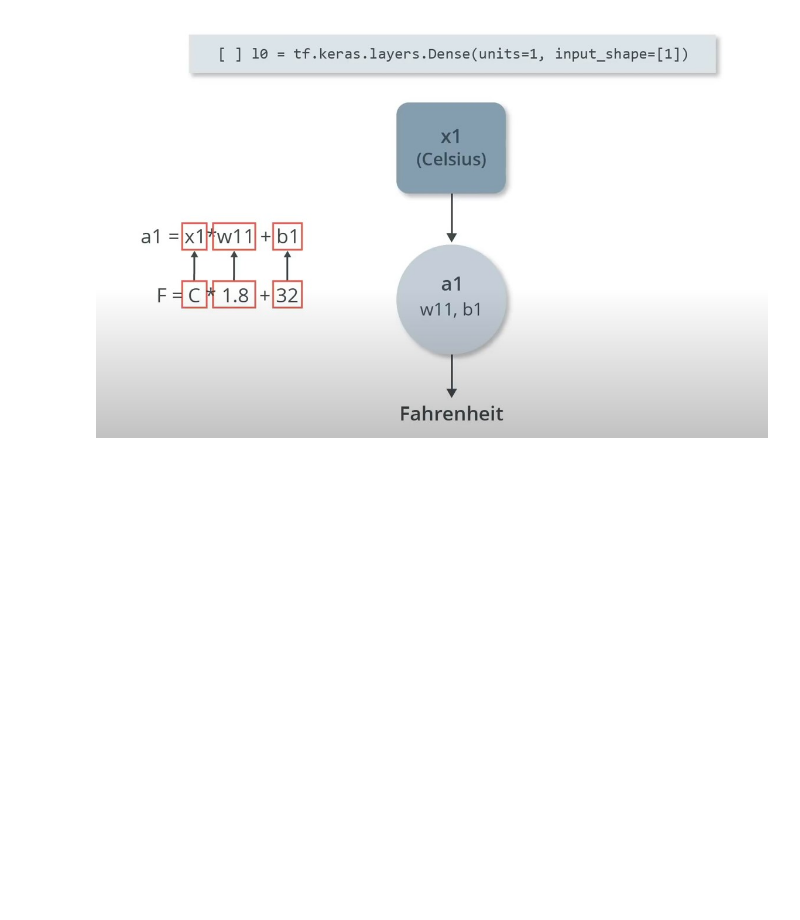
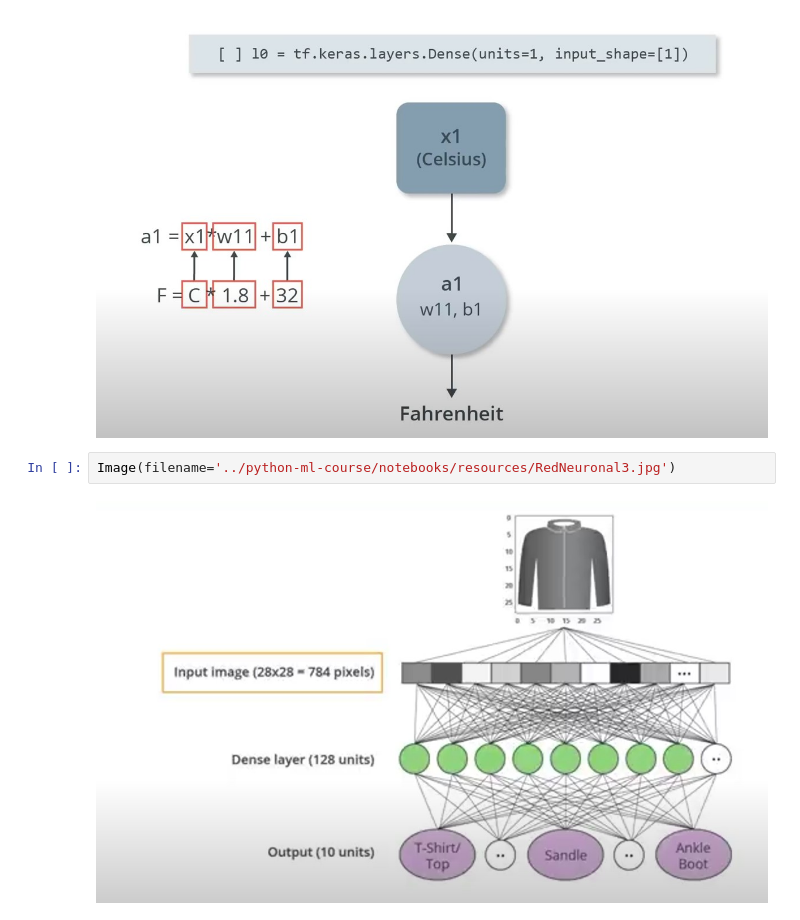
Before and after one commit to Chefi/python-ml-course, a Jupyter notebook: TensorFlowDesdeElPrincipio.ipynb, the cells around one changed output. Cells and saved outputs as stored; diff of their text form; blank space fills up the shorter version.

```diff
--- a/TensorFlowDesdeElPrincipio.ipynb
+++ b/TensorFlowDesdeElPrincipio.ipynb
@@ -134,3 +134,7 @@ Image(filename='../python-ml-course/notebooks/resources/RedNeuronal.jpg')
 Image(filename='../python-ml-course/notebooks/resources/RedNeuronal2.jpg')
 # %% [output]
 [figure]
+# %%
+Image(filename='../python-ml-course/notebooks/resources/RedNeuronal3.jpg')
+# %% [output]
+[figure, added]
```
Also changed, not shown: 1 other file.
